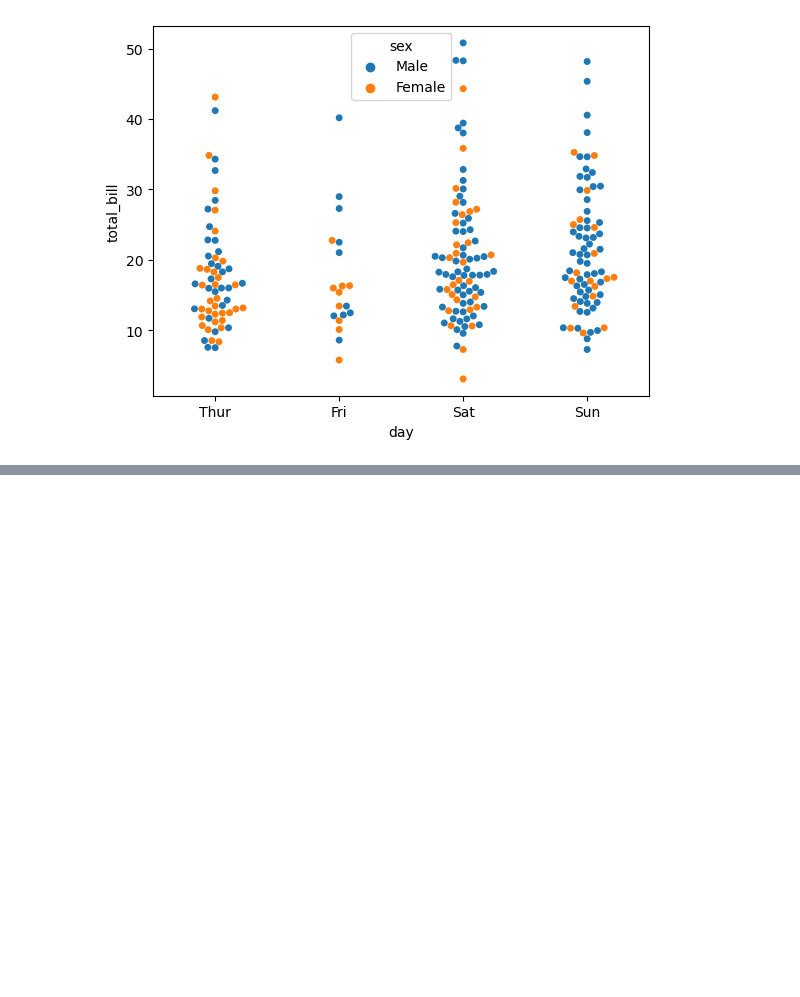
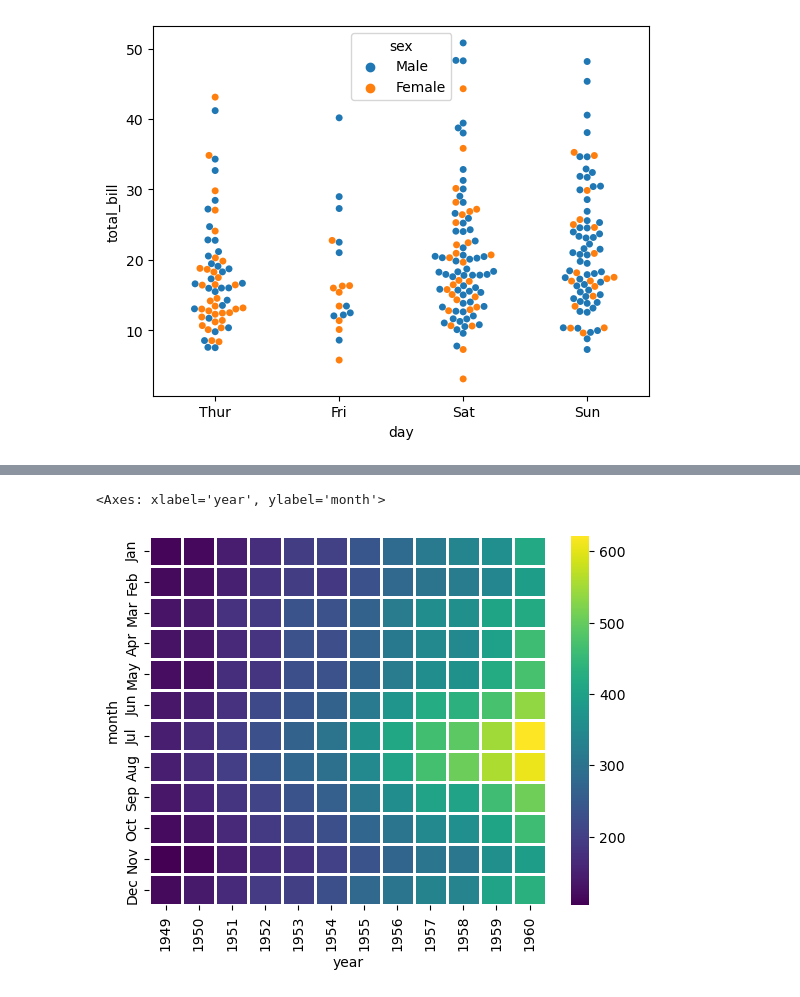
Before and after one commit to clog10/Machine-Learning, a Jupyter notebook: Seaborn/Seaborn.ipynb, the cells around one changed output, grey strips where cells are left out. Cells and saved outputs as stored; diff of their text form; code cells hidden in the pictures; blank space fills up the shorter version.

```diff
--- a/Seaborn/Seaborn.ipynb
+++ b/Seaborn/Seaborn.ipynb
@@ -142,0 +190,5 @@ sns.swarmplot(x='day', y='total_bill', data=propinas)
+# %%
+sns.heatmap(vuelos_matrix, cmap='viridis', linecolor='white', linewidths=2)
+# %% [output]
+<Axes: xlabel='year', ylabel='month'>
+[figure, added]
```
Also changed, not shown: parts of 8 cells of this notebook.
